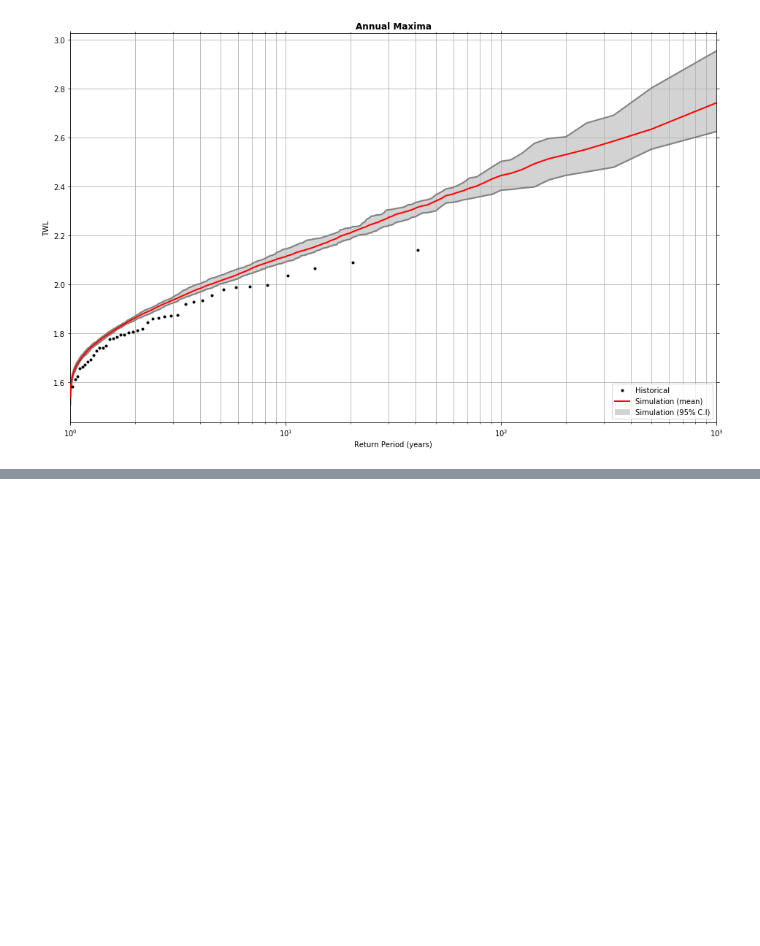
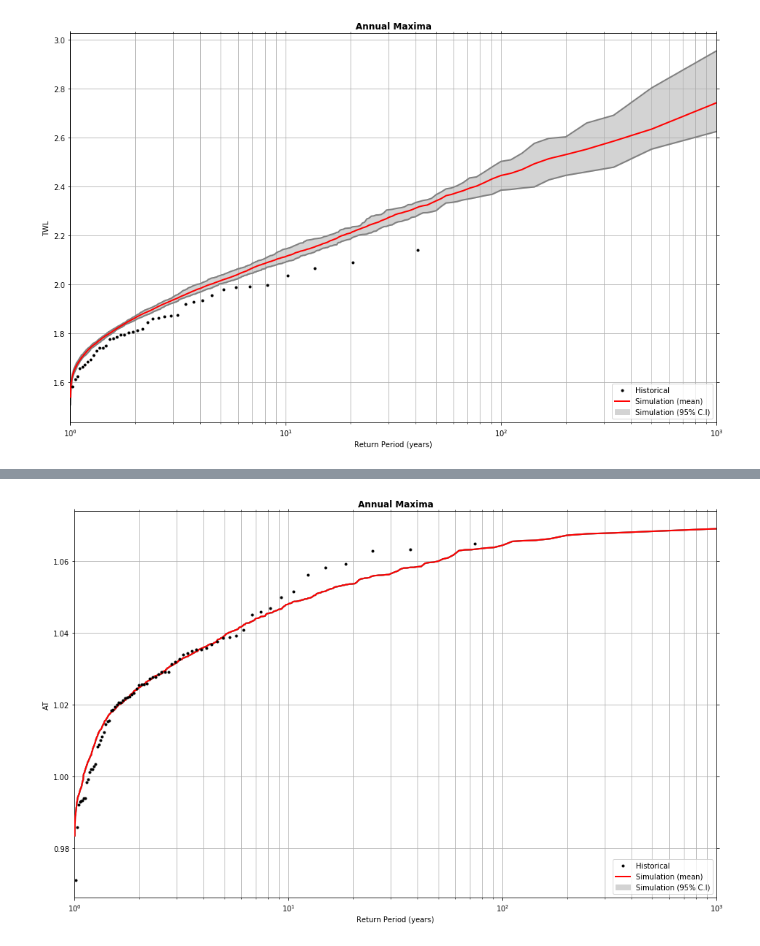
Before and after one commit to ripolln/teslakit, a Jupyter notebook: notebooks/ROI/01_Offshore/14_Validation.ipynb, the cells around one changed output, grey strips where cells are left out. Saved outputs shown, nothing was run; the diff lists cells and outputs as text; code cells hidden in the pictures; blank space fills up the shorter version.

```diff
--- a/notebooks/ROI/01_Offshore/14_Validation.ipynb
+++ b/notebooks/ROI/01_Offshore/14_Validation.ipynb
@@ -229,0 +324,10 @@ Plot_ReturnPeriodValidation(hist_A, sim_A.transpose());
+# %%
+
+# calculate Annual Maxima values for historical and simulated data
+hist_A = HIST_C_h['AT'].groupby('time.year').max(dim='time')
+sim_A = SIM_C_h['AT'].groupby('time.year').max(dim='time')
+
+# Return Period historical vs. simulations
+Plot_ReturnPeriodValidation(hist_A, sim_A.transpose());
+# %% [output]
+[figure, added]
```
Also changed, not shown: parts of 5 cells of this notebook.
